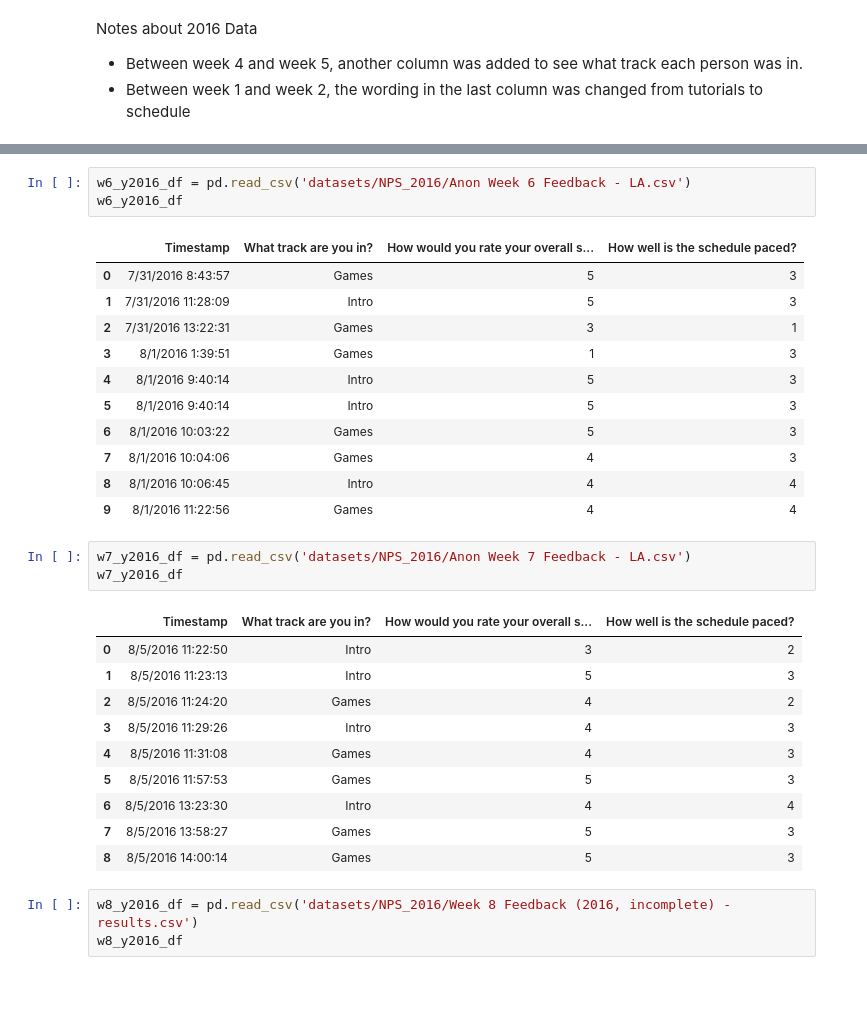
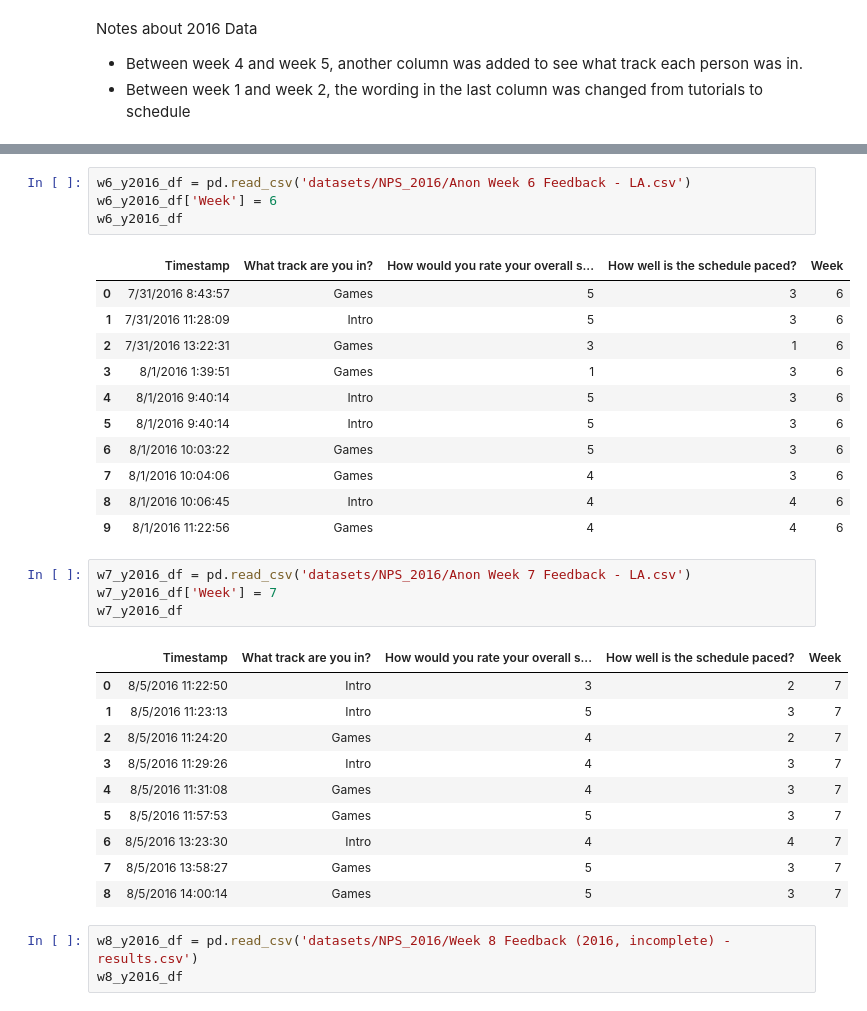
Before and after one commit to anselb/DS-1-Data-Analysis, a Jupyter notebook: Exploring_Summer_Academy_NPS_Data.ipynb, the cells around one changed output, grey strips where cells are left out. Saved outputs shown, nothing was run; the diff lists cells and outputs as text.

```diff
--- a/Exploring_Summer_Academy_NPS_Data.ipynb
+++ b/Exploring_Summer_Academy_NPS_Data.ipynb
@@ -89,32 +94,34 @@ w5_y2016_df
 # %%
 w6_y2016_df = pd.read_csv('datasets/NPS_2016/Anon Week 6 Feedback - LA.csv')
+w6_y2016_df['Week'] = 6
 w6_y2016_df
 # %% [output]
-|  | Timestamp | What track are you in? | How would you rate your overall s... | How well is the schedule paced? |
-| 0 | 7/31/2016 8:43:57 | Games | 5 | 3 |
-| 1 | 7/31/2016 11:28:09 | Intro | 5 | 3 |
-| 2 | 7/31/2016 13:22:31 | Games | 3 | 1 |
-| 3 | 8/1/2016 1:39:51 | Games | 1 | 3 |
-| 4 | 8/1/2016 9:40:14 | Intro | 5 | 3 |
-| 5 | 8/1/2016 9:40:14 | Intro | 5 | 3 |
-| 6 | 8/1/2016 10:03:22 | Games | 5 | 3 |
-| 7 | 8/1/2016 10:04:06 | Games | 4 | 3 |
-| 8 | 8/1/2016 10:06:45 | Intro | 4 | 4 |
-| 9 | 8/1/2016 11:22:56 | Games | 4 | 4 |
+|  | Timestamp | What track are you in? | How would you rate your overall s... | How well is the schedule paced? | Week |
+| 0 | 7/31/2016 8:43:57 | Games | 5 | 3 | 6 |
+| 1 | 7/31/2016 11:28:09 | Intro | 5 | 3 | 6 |
+| 2 | 7/31/2016 13:22:31 | Games | 3 | 1 | 6 |
+| 3 | 8/1/2016 1:39:51 | Games | 1 | 3 | 6 |
+| 4 | 8/1/2016 9:40:14 | Intro | 5 | 3 | 6 |
+| 5 | 8/1/2016 9:40:14 | Intro | 5 | 3 | 6 |
+| 6 | 8/1/2016 10:03:22 | Games | 5 | 3 | 6 |
+| 7 | 8/1/2016 10:04:06 | Games | 4 | 3 | 6 |
+| 8 | 8/1/2016 10:06:45 | Intro | 4 | 4 | 6 |
+| 9 | 8/1/2016 11:22:56 | Games | 4 | 4 | 6 |
 # %%
 w7_y2016_df = pd.read_csv('datasets/NPS_2016/Anon Week 7 Feedback - LA.csv')
+w7_y2016_df['Week'] = 7
 w7_y2016_df
 # %% [output]
-|  | Timestamp | What track are you in? | How would you rate your overall s... | How well is the schedule paced? |
-| 0 | 8/5/2016 11:22:50 | Intro | 3 | 2 |
-| 1 | 8/5/2016 11:23:13 | Intro | 5 | 3 |
-| 2 | 8/5/2016 11:24:20 | Games | 4 | 2 |
-| 3 | 8/5/2016 11:29:26 | Intro | 4 | 3 |
-| 4 | 8/5/2016 11:31:08 | Games | 4 | 3 |
-| 5 | 8/5/2016 11:57:53 | Games | 5 | 3 |
-| 6 | 8/5/2016 13:23:30 | Intro | 4 | 4 |
-| 7 | 8/5/2016 13:58:27 | Games | 5 | 3 |
-| 8 | 8/5/2016 14:00:14 | Games | 5 | 3 |
+|  | Timestamp | What track are you in? | How would you rate your overall s... | How well is the schedule paced? | Week |
+| 0 | 8/5/2016 11:22:50 | Intro | 3 | 2 | 7 |
+| 1 | 8/5/2016 11:23:13 | Intro | 5 | 3 | 7 |
+| 2 | 8/5/2016 11:24:20 | Games | 4 | 2 | 7 |
+| 3 | 8/5/2016 11:29:26 | Intro | 4 | 3 | 7 |
+| 4 | 8/5/2016 11:31:08 | Games | 4 | 3 | 7 |
+| 5 | 8/5/2016 11:57:53 | Games | 5 | 3 | 7 |
+| 6 | 8/5/2016 13:23:30 | Intro | 4 | 4 | 7 |
+| 7 | 8/5/2016 13:58:27 | Games | 5 | 3 | 7 |
+| 8 | 8/5/2016 14:00:14 | Games | 5 | 3 | 7 |
 # %%
 w8_y2016_df = pd.read_csv('datasets/NPS_2016/Week 8 Feedback (2016, incomplete) - results.csv')
 w8_y2016_df
```
Also changed, not shown: parts of 12 cells of this notebook.
